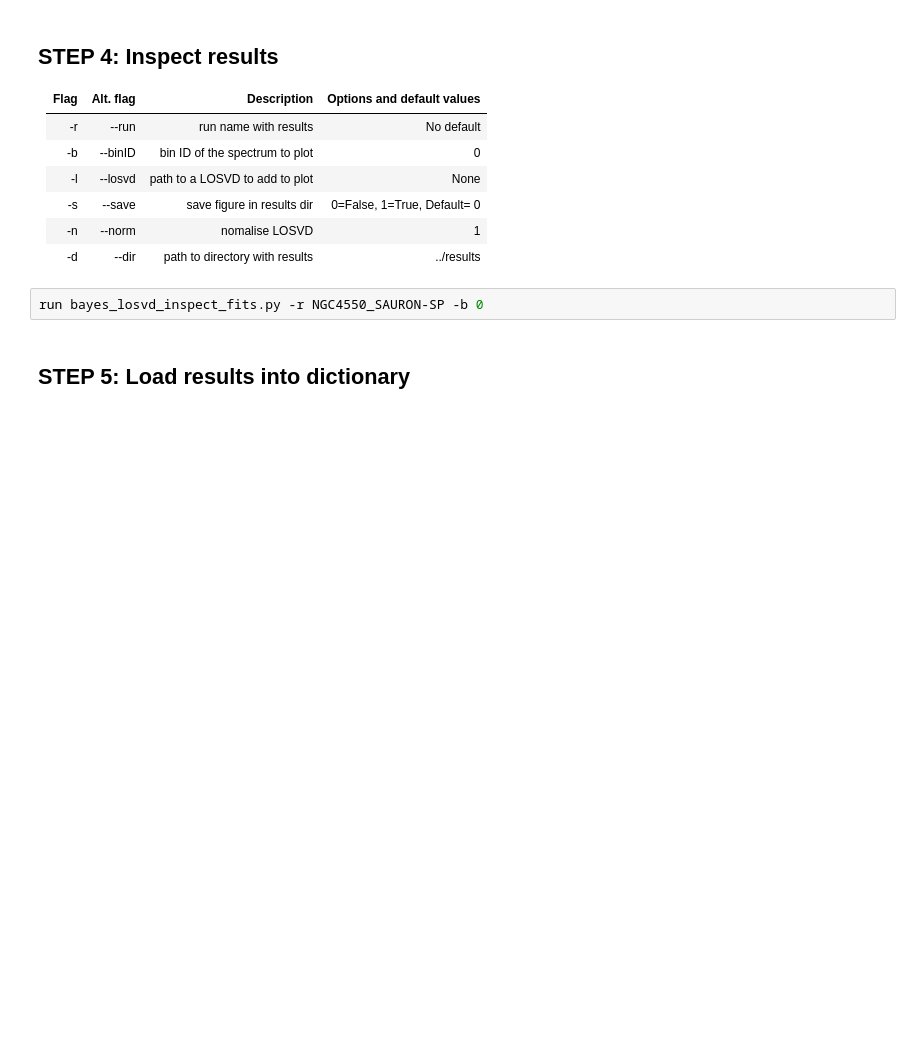
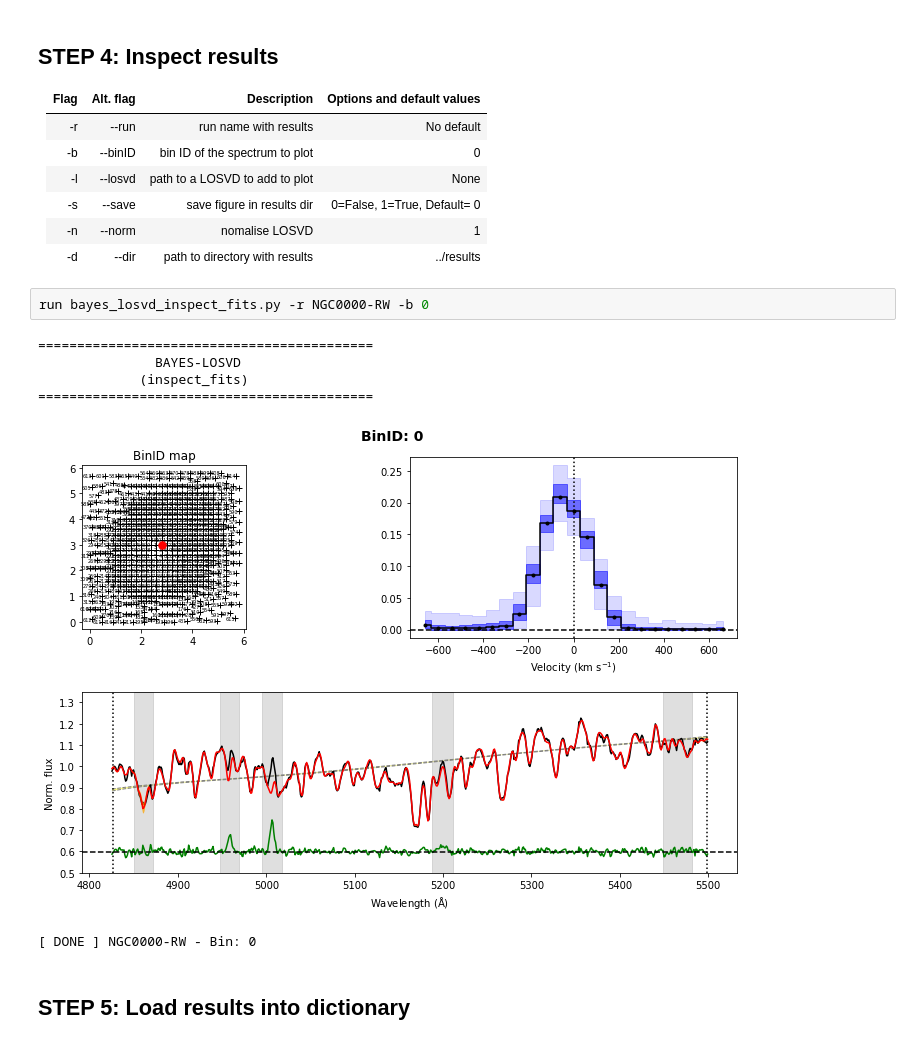
Before and after one commit to jfalconbarroso/BAYES-LOSVD, a Jupyter notebook: scripts/bayes_losvd_notebook.ipynb, the cells around one changed output. Drawn from its saved outputs; the diff is of its cells as text; blank space fills up the shorter version.

```diff
--- a/scripts/bayes_losvd_notebook.ipynb
+++ b/scripts/bayes_losvd_notebook.ipynb
@@ -84,7 +123,14 @@ run bayes_losvd_run.py -f ../preproc_data/NGC4550_SAURON.hdf5 -b 0 -t SP -v 1
 | -n   | --norm         | nomalise LOSVD                 | 1                           |
 | -d   | --dir          | path to directory with results | ../results                  |
 # %%
-run bayes_losvd_inspect_fits.py -r NGC4550_SAURON-SP -b 0
+run bayes_losvd_inspect_fits.py -r NGC0000-RW -b 0
+# %% [output]
+===========================================
+               BAYES-LOSVD
+             (inspect_fits)
+===========================================
+[figure, added]
+[ DONE ] NGC0000-RW - Bin: 0
 # %% [markdown]
 ## STEP 5: Load results into dictionary
 # %%
```
Also changed, not shown: parts of 8 cells of this notebook, 3 other files.
